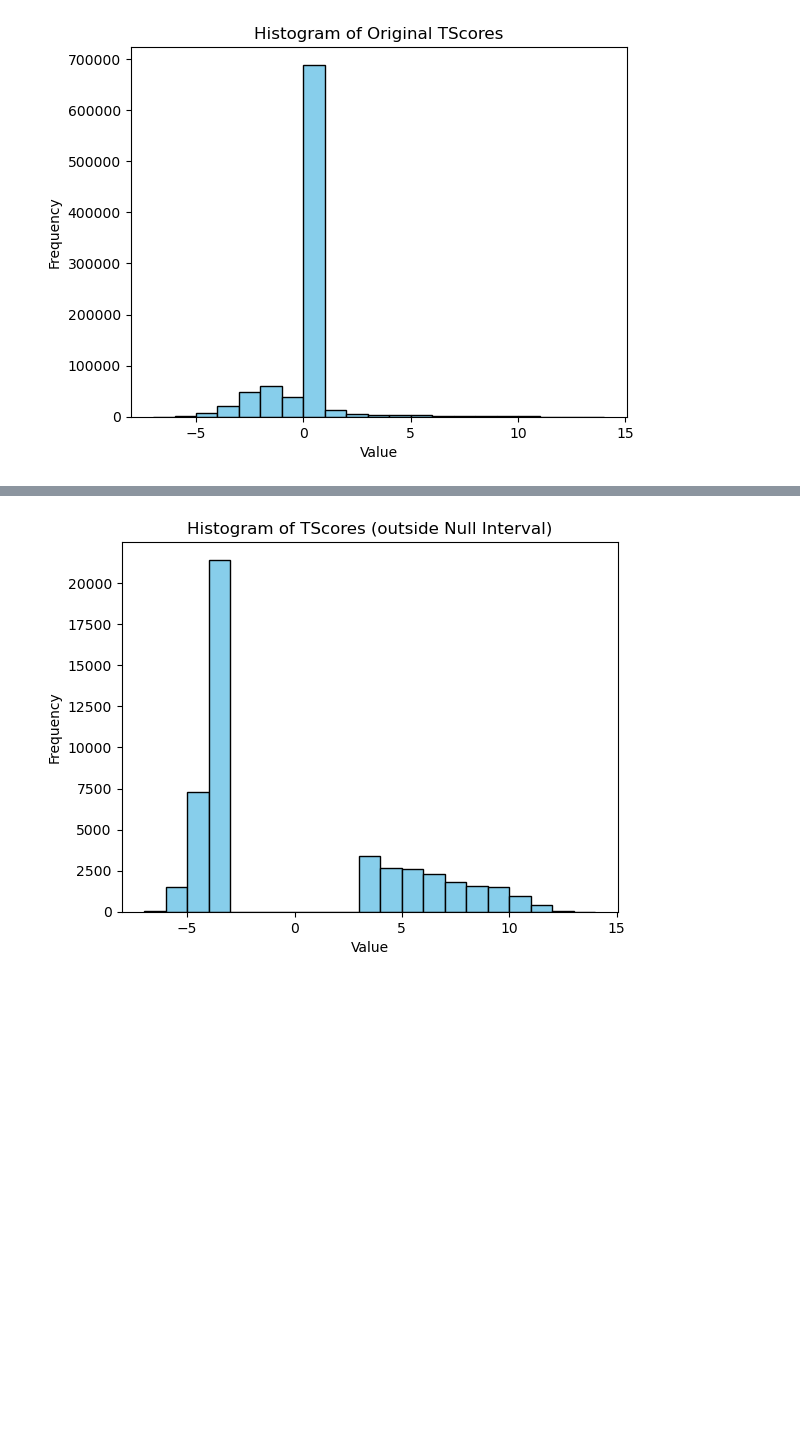
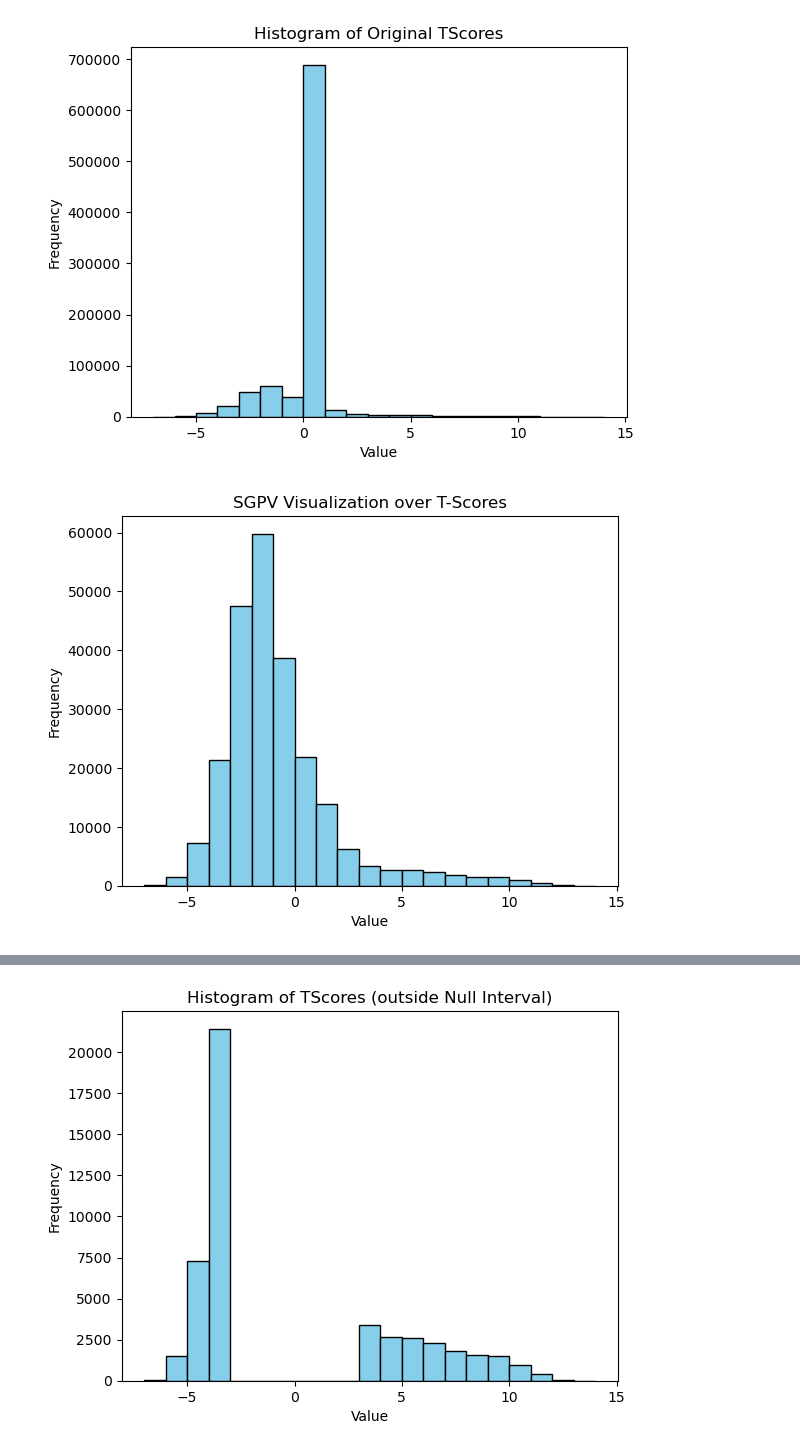
Before and after one commit to eplarocco/brain_science_for_ds, a Jupyter notebook: SGPV_TMap_Thresholding.ipynb, the cells around one changed output, grey strips where cells are left out. Saved outputs shown, nothing was run; the diff lists cells and outputs as text; code cells hidden in the pictures; blank space fills up the shorter version.

```diff
--- a/SGPV_TMap_Thresholding.ipynb
+++ b/SGPV_TMap_Thresholding.ipynb
@@ -65,3 +66,19 @@ plt.title('Histogram of Original TScores')
 plt.show()
 # %% [output]
 [figure]
+# %%
+#Plot T-scores not 0
+spmT_img_0 = [x for x in spmT_img if x != 0]
+# Create the histogram
+bin_edges = [-7, -6, -5, -4, -3, -2, -1, 0, 1, 2, 3, 4, 5, 6, 7, 8, 9, 10, 11, 12, 13, 14]
+plt.hist(spmT_img_0, bins=bin_edges, color='skyblue', edgecolor='black')
+
+# Add labels and title
+plt.xlabel('Value')
+plt.ylabel('Frequency')
+plt.title('SGPV Visualization over T-Scores')
+
+# Show the plot
+plt.show()
+# %% [output]
+[figure, added]
```
Also changed, not shown: parts of 18 cells of this notebook, 9 other files.
